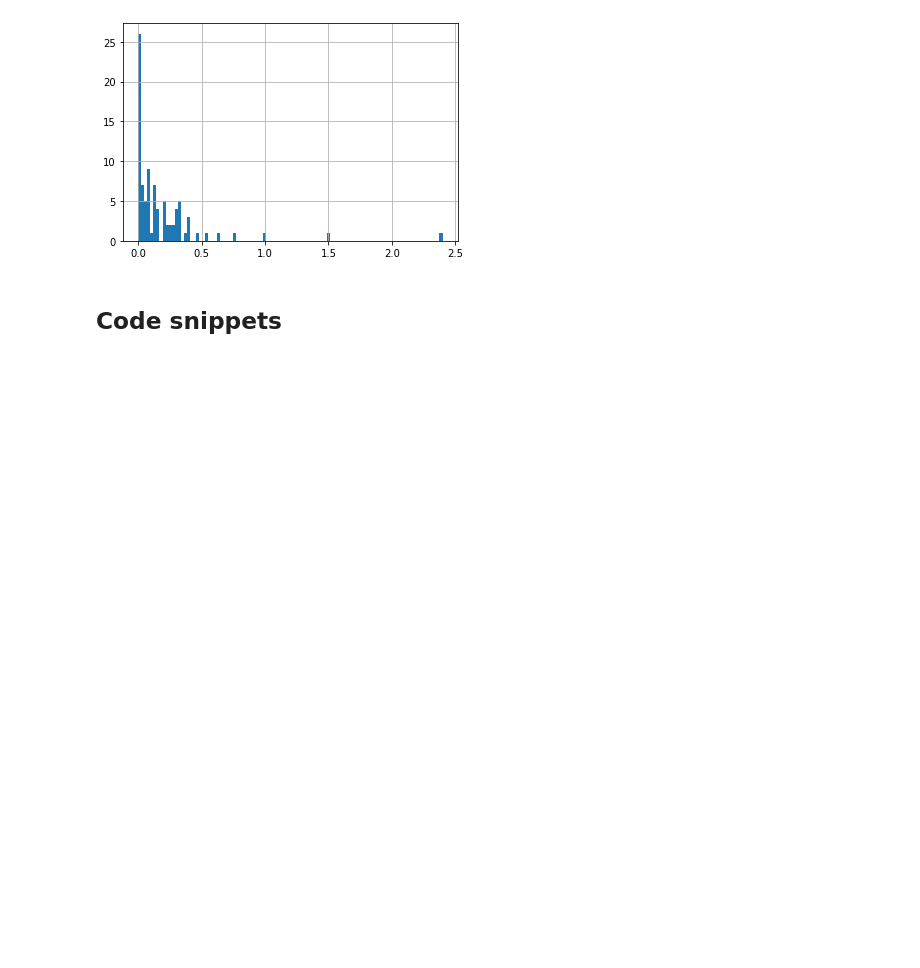
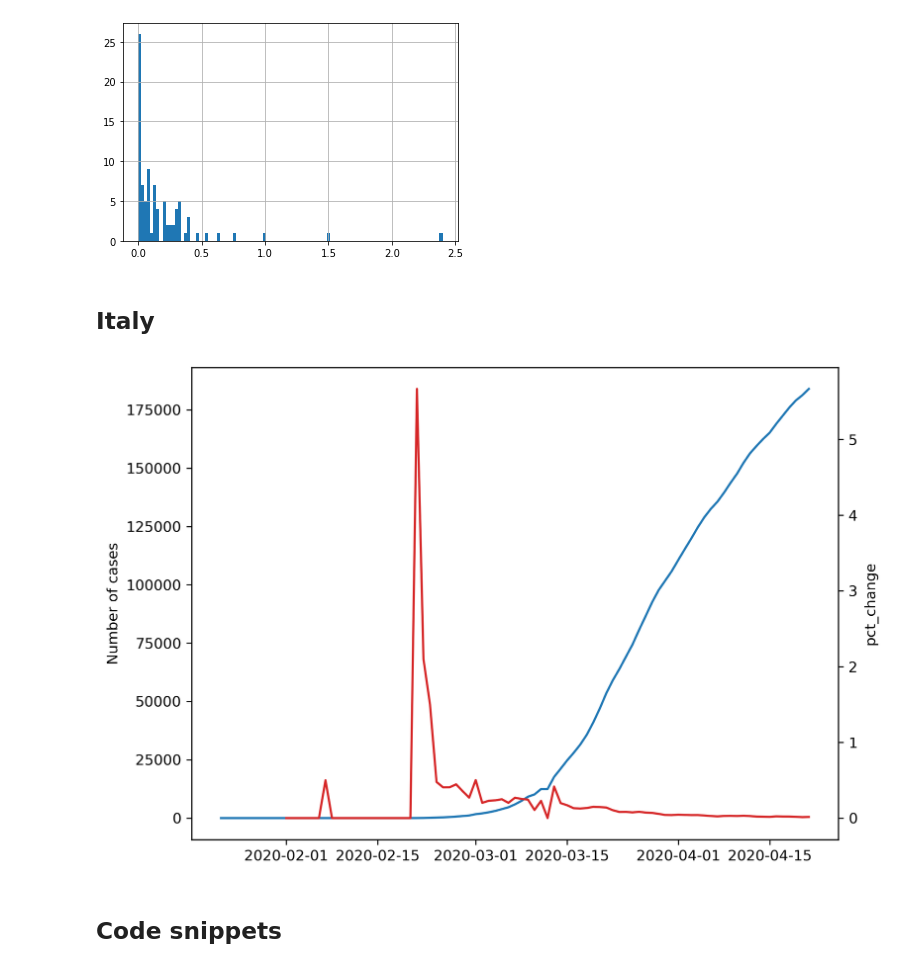
Before and after one commit to jaysttw/covid-19-analyses, a Jupyter notebook: COVID-19.ipynb, the cells around one changed output. Cells and saved outputs as stored; diff of their text form; code cells hidden in the pictures; blank space fills up the shorter version.

Commit message:
Added graph for Italy

```diff
--- a/COVID-19.ipynb
+++ b/COVID-19.ipynb
@@ -221,6 +221,12 @@ df_by_country['US'].pct_change().hist(bins=100)
 # %% [output]
 <matplotlib.axes._subplots.AxesSubplot at 0x...>
 [figure]
+# %% [markdown]
+## Italy
+# %%
+cases_and_rate(df_by_country['Italy'])
+# %% [output]
+[figure, added]
 # %% [markdown]
 ## Code snippets
 # %%
```
